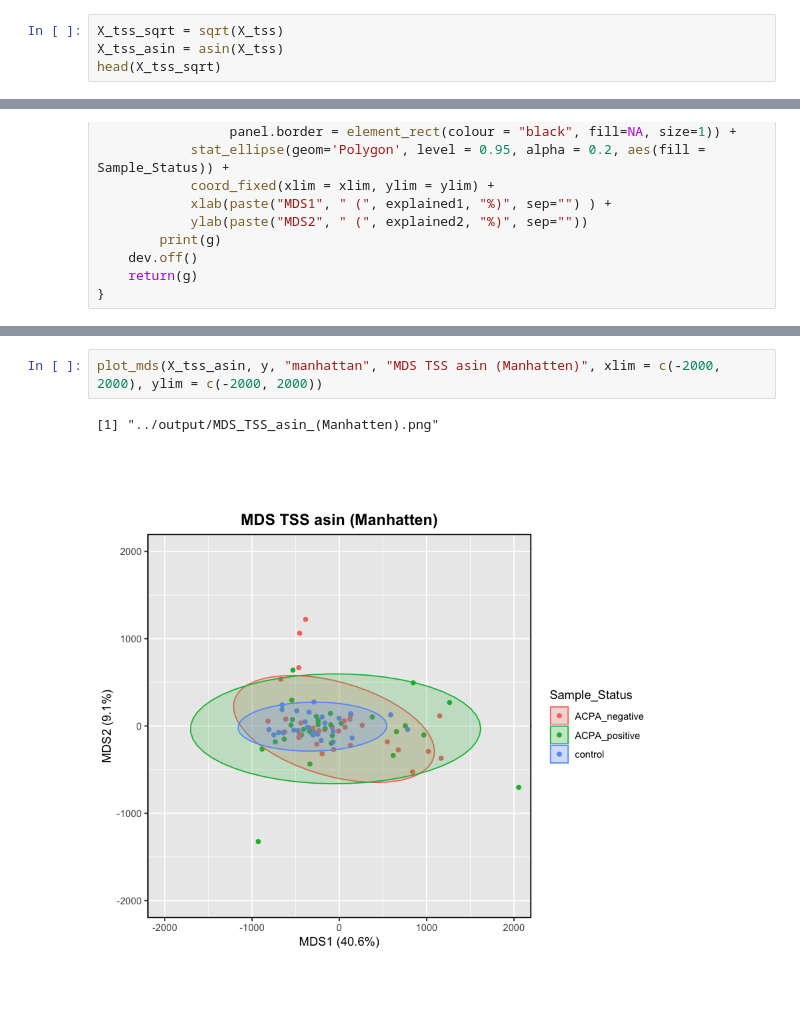
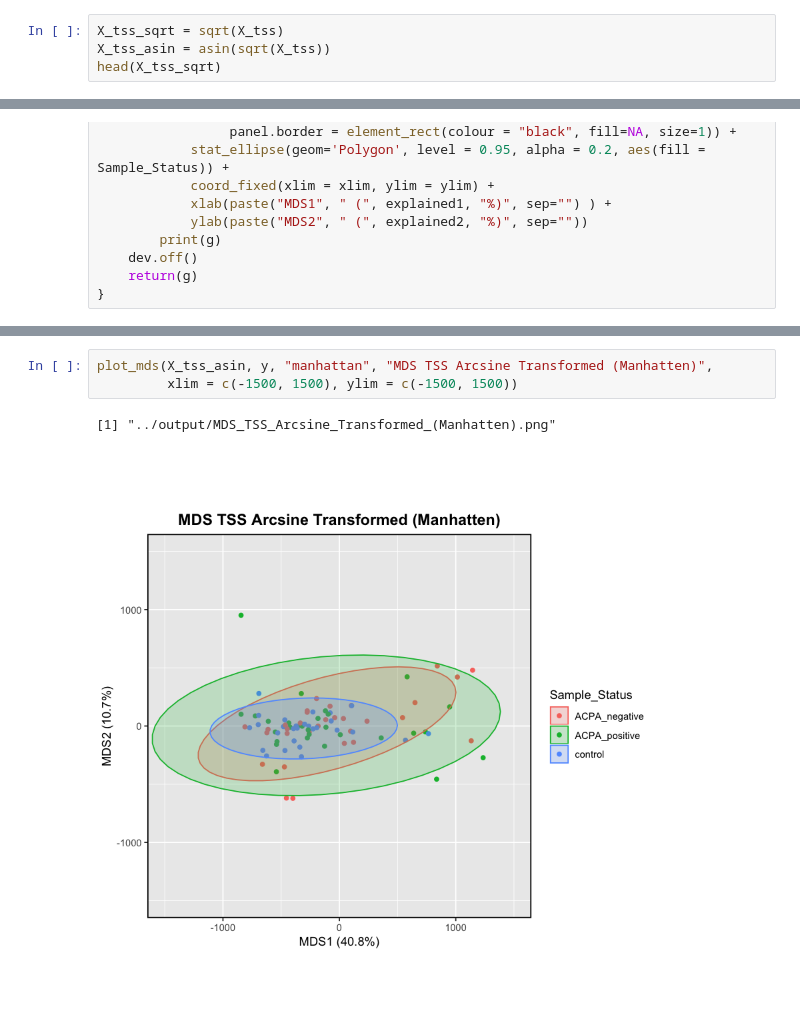
Before and after one commit to danielchang2002/Auto-antibody-Profiling-in-RA, a Jupyter notebook: src/DataVisualization.ipynb, the cells around one changed output, grey strips where cells are left out. Drawn from its saved outputs; the diff is of its cells as text.

Commit message:
:rocket: changed asin

```diff
--- a/src/DataVisualization.ipynb
+++ b/src/DataVisualization.ipynb
@@ -57,7 +57,7 @@ head(y)
 ## Data Transformations
 # %%
 X_tss_sqrt = sqrt(X_tss)
-X_tss_asin = asin(X_tss)
+X_tss_asin = asin(sqrt(X_tss))
 head(X_tss_sqrt)
 # %% [output]
 | A1BG | AAK1 | AARS | ABCF1 | ABCF3 | ABI1 | ABL2 | ABT1 | ACAT2 | ACPP | ... | ZNF645 | ... |
@@ -178,5 +178,6 @@ plot_mds(X_tss_sqrt, y, "manhattan", "MDS TSS Sqrt (Manhatten)", xlim = c(-1500,
 # %%
-plot_mds(X_tss_asin, y, "manhattan", "MDS TSS asin (Manhatten)", xlim = c(-2000, 2000), ylim = c(-2000, 2000))
+plot_mds(X_tss_asin, y, "manhattan", "MDS TSS Arcsine Transformed (Manhatten)",
+         xlim = c(-1500, 1500), ylim = c(-1500, 1500))
 # %% [output]
-[1] "../output/MDS_TSS_asin_(Manhatten).png"
+[1] "../output/MDS_TSS_Arcsine_Transformed_(Manhatten).png"
-[figure, old version]
+[figure, new version]
```
Also changed, not shown: parts of 5 cells of this notebook, 6 other files.
